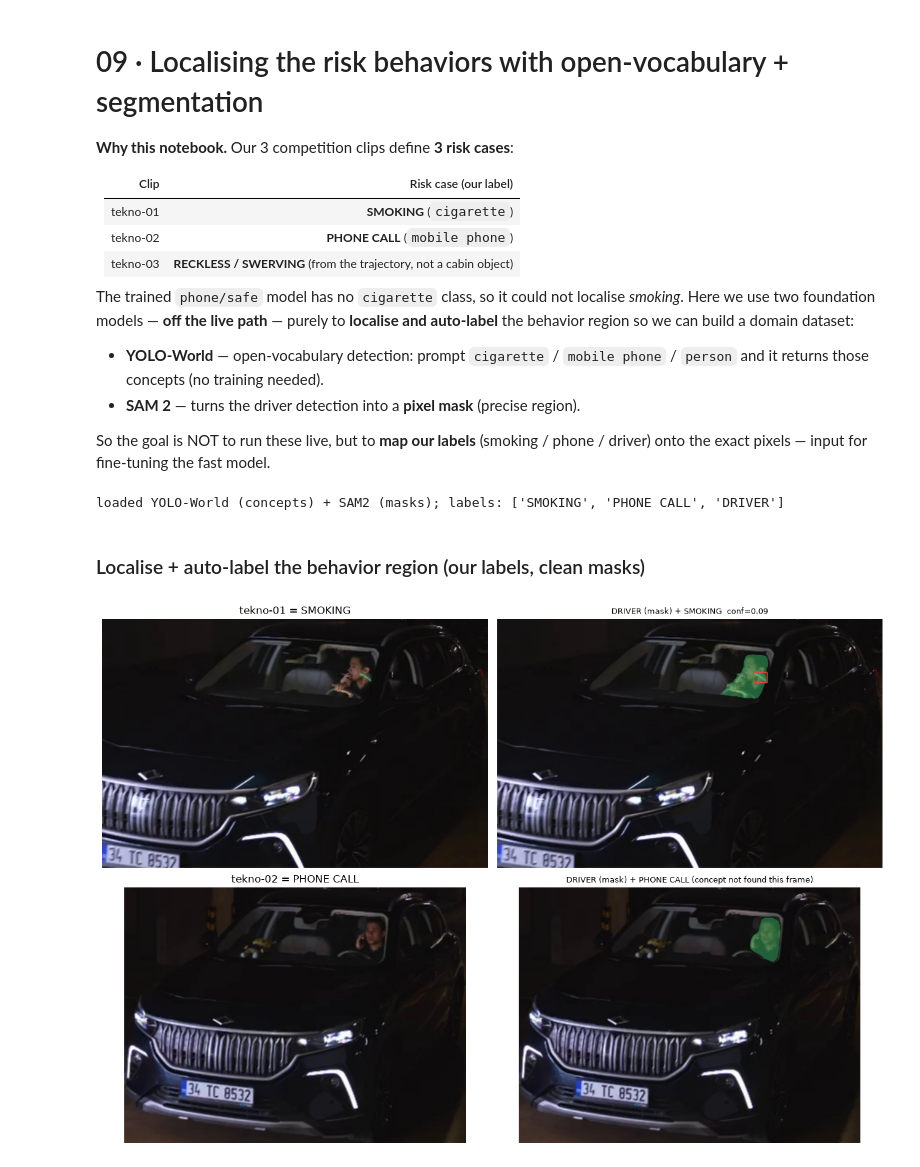
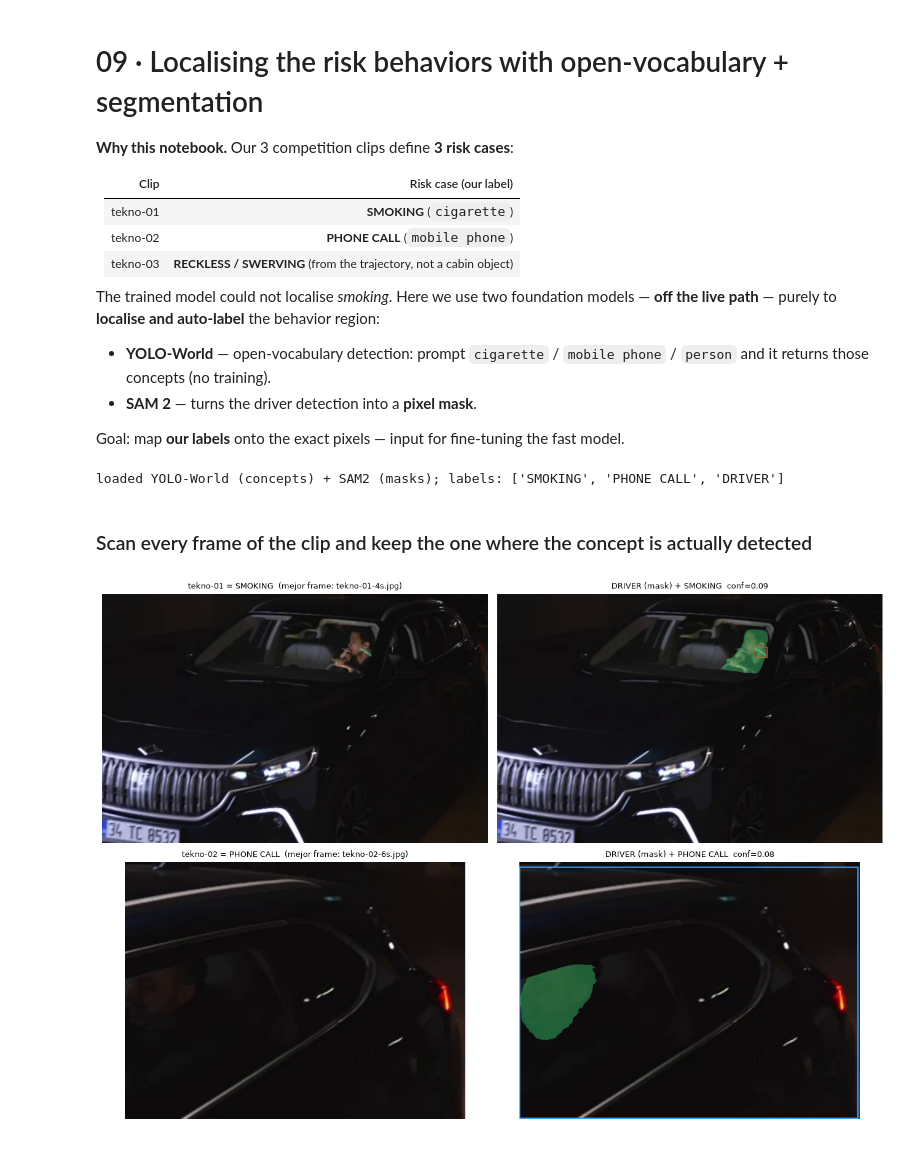
Before and after one commit to Manceb0/TeknoFest, a Jupyter notebook: notebooks/09_robustification_world_sam.ipynb, the cells around one changed output. Cells and saved outputs as stored; diff of their text form; code cells hidden in the pictures.

```diff
--- a/notebooks/09_robustification_world_sam.ipynb
+++ b/notebooks/09_robustification_world_sam.ipynb
@@ -9,15 +9,13 @@
 | tekno-02 | **PHONE CALL** (`mobile phone`) |
 | tekno-03 | **RECKLESS / SWERVING** (from the trajectory, not a cabin object) |
 
-The trained `phone/safe` model has no `cigarette` class, so it could not localise
-*smoking*. Here we use two foundation models — **off the live path** — purely to
-**localise and auto-label** the behavior region so we can build a domain dataset:
+The trained model could not localise *smoking*. Here we use two foundation models
+— **off the live path** — purely to **localise and auto-label** the behavior region:
 
 - **YOLO-World** — open-vocabulary detection: prompt `cigarette` / `mobile phone` /
-  `person` and it returns those concepts (no training needed).
-- **SAM 2** — turns the driver detection into a **pixel mask** (precise region).
+  `person` and it returns those concepts (no training).
+- **SAM 2** — turns the driver detection into a **pixel mask**.
 
-So the goal is NOT to run these live, but to **map our labels** (smoking / phone /
-driver) onto the exact pixels — input for fine-tuning the fast model.
+Goal: map **our labels** onto the exact pixels — input for fine-tuning the fast model.
 # %%
 %matplotlib inline
@@ -34,43 +31,50 @@ world.set_classes(list(TAXO) + ["person"])
 print("loaded YOLO-World (concepts) + SAM2 (masks); labels:", [v[0] for v in TAXO.values()]+["DRIVER"])
 # %% [output]
 loaded YOLO-World (concepts) + SAM2 (masks); labels: ['SMOKING', 'PHONE CALL', 'DRIVER']
-# %% [markdown]
-### Localise + auto-label the behavior region (our labels, clean masks)
+# %% [markdown]
+### Scan every frame of the clip and keep the one where the concept is actually detected
 # %%
-def analyze(name, expected_concept):
-    img = cv2.imread(f"../tmp/frames/{name}.jpg")
-    r = veh.predict(img, imgsz=512, conf=0.25, classes=[2,3,5,7], device=DEV, verbose=False)[0]
-    b = max(r.boxes, key=lambda b:(b.xyxy[0][2]-b.xyxy[0][0])*(b.xyxy[0][3]-b.xyxy[0][1]))
-    x1,y1,x2,y2 = [int(v) for v in b.xyxy[0].tolist()]
-    crop = cv2.resize(img[y1:y2, x1:x2], None, fx=4, fy=4)
+def scan(clip, expected):
+    best = None
+    for f in sorted(glob.glob('../tmp/frames/' + clip + '-*.jpg')):
+        img = cv2.imread(f)
+        r = veh.predict(img, imgsz=512, conf=0.25, classes=[2,3,5,7], device=DEV, verbose=False)[0]
+        if not len(r.boxes):
+            continue
+        b = max(r.boxes, key=lambda b:(b.xyxy[0][2]-b.xyxy[0][0])*(b.xyxy[0][3]-b.xyxy[0][1]))
+        x1,y1,x2,y2 = [int(v) for v in b.xyxy[0].tolist()]
+        crop = cv2.resize(img[y1:y2, x1:x2], None, fx=4, fy=4)
+        w = world.predict(crop, imgsz=640, conf=0.02, device=DEV, verbose=False)[0]
+        dets = [(world.names[int(d.cls)], float(d.conf), [int(v) for v in d.xyxy[0].tolist()]) for d in w.boxes]
+        score = max([c for n,c,_ in dets if n==expected], default=0.0)
+        if best is None or score > best[0]:
+            best = (score, crop, dets, os.path.basename(f))
+    return best
+
+def render(clip, expected):
+    score, crop, dets, fname = scan(clip, expected)
     rgb = cv2.cvtColor(crop, cv2.COLOR_BGR2RGB); overlay = rgb.copy()
-    w = world.predict(crop, imgsz=640, conf=0.02, device=DEV, verbose=False)[0]
-    dets = [(world.names[int(d.cls)], float(d.conf), [int(v) for v in d.xyxy[0].tolist()]) for d in w.boxes]
-    # 1) DRIVER mask via SAM2 on the best 'person' box
     persons = sorted([d for d in dets if d[0]=="person"], key=lambda x:-x[1])
     if persons:
         s = sam(crop, bboxes=[persons[0][2]], device=DEV, verbose=False)[0]
-        if getattr(s,"masks",None) is not None:
-            m = s.masks.data.cpu().numpy()[0].astype(bool)
-            overlay[m] = (0.6*overlay[m] + 0.4*np.array([60,220,120])).astype(np.uint8)  # green = DRIVER
-    # 2) the expected behavior concept box (our label)
-    best = sorted([d for d in dets if d[0]==expected_concept], key=lambda x:-x[1])
-    label, conf = TAXO[expected_concept]
-    note = f"DRIVER (mask) + {label}"
-    if best:
-        bx = best[0][2]; col = TAXO[expected_concept][1]
-        cv2.rectangle(overlay, (bx[0],bx[1]), (bx[2],bx[3]), col, 3)
-        note += f"  conf={best[0][1]:.2f}"
-    else:
-        note += " (concept not found this frame)"
-    return rgb, overlay, note
+        if getattr(s, "masks", None) is not None:
+            mk = s.masks.data.cpu().numpy()[0].astype(bool)
+            overlay[mk] = (0.6*overlay[mk] + 0.4*np.array([60,220,120])).astype(np.uint8)
+    label, col = TAXO[expected]
+    note = "DRIVER (mask) + " + label
+    conc = sorted([d for d in dets if d[0]==expected], key=lambda x:-x[1])
+    if conc:
+        bx = conc[0][2]; cv2.rectangle(overlay,(bx[0],bx[1]),(bx[2],bx[3]),col,3)
+        note += "  conf=%.2f" % conc[0][1]
+    return rgb, overlay, note, fname
 
+import os
 fig, axes = plt.subplots(2, 2, figsize=(13, 9))
-for row, (name, concept, title) in zip(axes, [("tekno-01-4s","cigarette","tekno-01 = SMOKING"),
-                                              ("tekno-02-3s","mobile phone","tekno-02 = PHONE CALL")]):
-    rgb, overlay, note = analyze(name, concept)
-    row[0].imshow(rgb); row[0].set_title(title); row[0].axis("off")
+for row, (clip, expected, title) in zip(axes, [("tekno-01","cigarette","tekno-01 = SMOKING"),
+                                              ("tekno-02","mobile phone","tekno-02 = PHONE CALL")]):
+    rgb, overlay, note, fname = render(clip, expected)
+    row[0].imshow(rgb); row[0].set_title(title + "  (mejor frame: " + fname + ")", fontsize=9); row[0].axis("off")
     row[1].imshow(overlay); row[1].set_title(note, fontsize=9); row[1].axis("off")
 plt.tight_layout(); plt.show()
 # %% [output]
-[figure, old version]
+[figure, new version]
```
Also changed, not shown: parts of 3 cells of this notebook, 2 other files.
